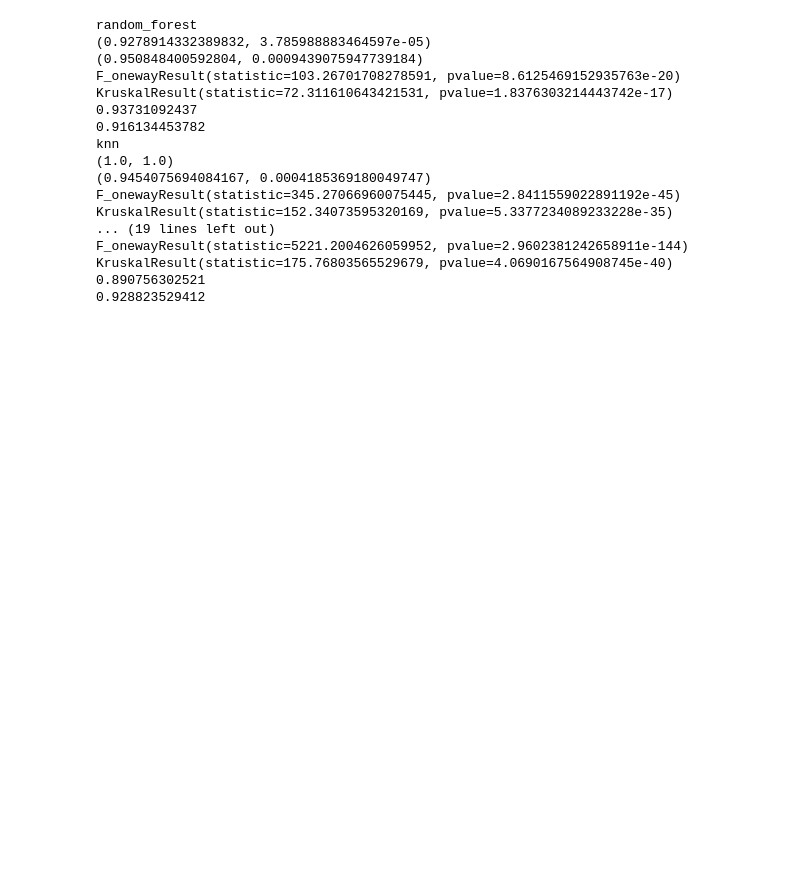
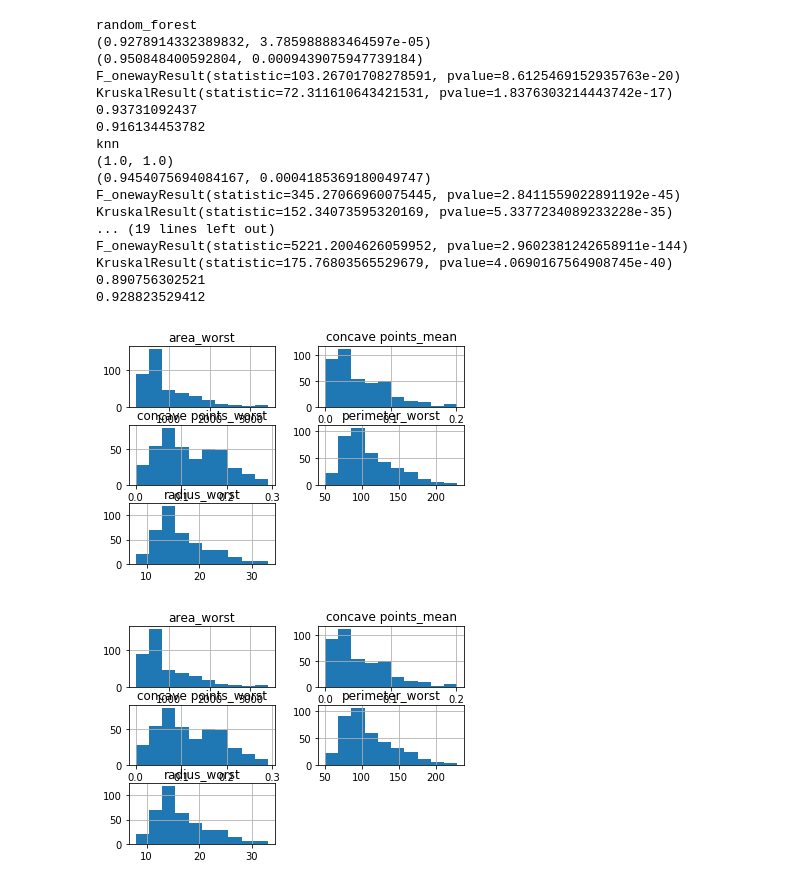
Before and after one commit to cbettler/QuantBIOI-project-code, a Jupyter notebook: RandomForest.ipynb, the cells around one changed output. Cells and saved outputs as stored; diff of their text form; code cells hidden in the pictures; blank space fills up the shorter version.

```diff
--- a/RandomForest.ipynb
+++ b/RandomForest.ipynb
@@ -877,6 +877,7 @@ from sklearn.ensemble import RandomForestClassifier as rfc
 from sklearn.neighbors import KNeighborsClassifier as knc
 from sklearn.svm import SVC as svc
 from sklearn.linear_model import LogisticRegression as lgr
+from matplotlib import pyplot as plt
 
 ## RandomForest Classifier with monte carlo simulated training set
 numpy.random.seed(1234)
@@ -924,30 +925,38 @@ mc_sim_df_1['diagnosis']= ['1'] * len(df_1.index)
 for col in df_1.columns:
     col_sim = df_1[col].montecarlo(sims = 2, bust = 0, goal = 0).data
     col_sim = col_sim.drop(["original"],axis = 1)
     for col2 in col_sim.columns:
         mc_sim_df_1[col]=col_sim[col2]
         #if(shapiro(mc_sim_df_1[col])[1]>0.05):
             #print(kruskal(mc_sim_df_1[col],df_1[col]))
         #else:
             #print(f_oneway(mc_sim_df_1[col],df_1[col]))
 
 
 #diag = mc_sim_df_1.append(mc_sim_df_0)['diagnosis']
 mc_sim_df = mc_sim_df_1.append(mc_sim_df_0)
 #shuffling dataframe for good luck
 #mc_sim_df = mc_sim_df.sample(frac=1)
 #mc_sim_df['diagnosis']=diag
 mc_sim_df.head(20)
 
 
 #values formatted
 labels = df["diagnosis"]
 df = df.drop("diagnosis",axis=1)
 dfDev, dfTes = numpy.split(df, [int(.7*len(df))])
 DDev, DTes = numpy.split(labels, [int(.7*len(labels))])
 
 DTrn =  mc_sim_df['diagnosis']
 dfTrn = mc_sim_df.drop(['diagnosis'], axis = 1)
 
 mc_sim_df.to_csv('mc_sim.csv')
 df_mc.to_csv('original.csv')
+mc_sim_df.hist()
+plt.show()
+df_mc = df_mc.drop(['diagnosis'], axis = 1)
+df_mc.hist()
+plt.show()
+# %% [output]
+[figure, added]
+[figure, added]
```
Also changed, not shown: parts of 1 cell of this notebook, 11 other files.
